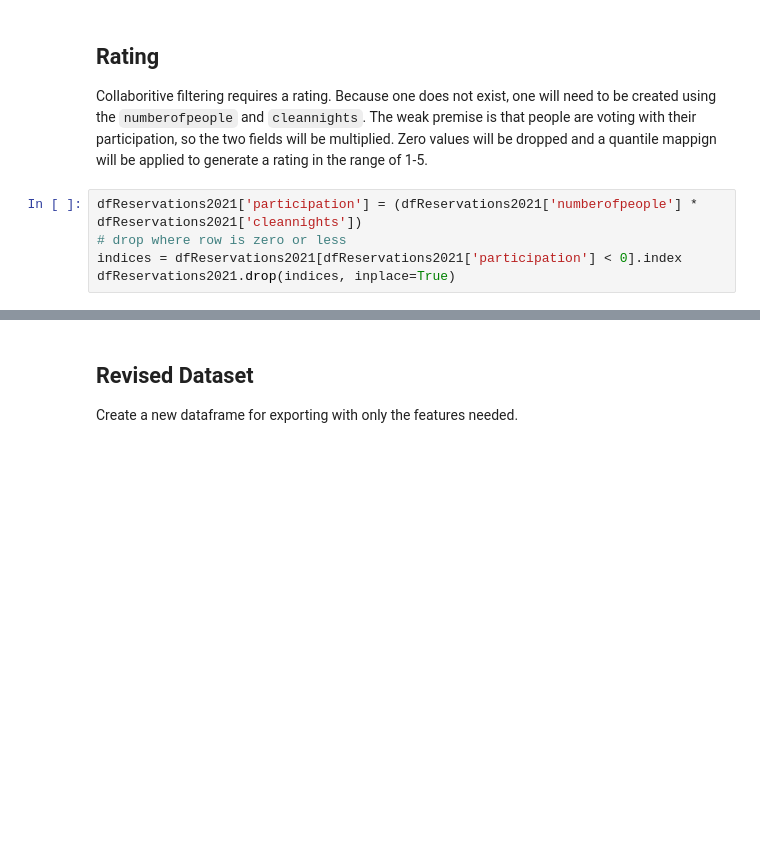
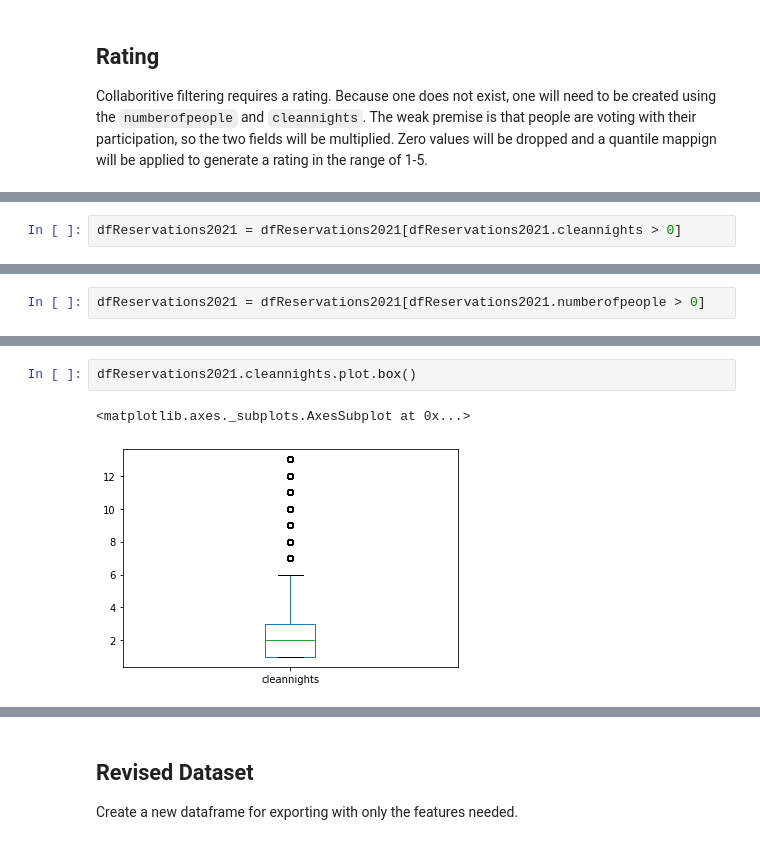
Before and after one commit to burgwyn/DATA602, a Jupyter notebook: Reservations.ipynb, the cells around one changed output, grey strips where cells are left out. Saved outputs shown, nothing was run; the diff lists cells and outputs as text; blank space fills up the shorter version.

```diff
--- a/Reservations.ipynb
+++ b/Reservations.ipynb
@@ -398,8 +398,3 @@ See the caveats in the documentation: https://pandas.pydata.org/pandas-docs/stab
 ## Rating
 
 Collaboritive filtering requires a rating.  Because one does not exist, one will need to be created using the `numberofpeople` and `cleannights`.  The weak premise is that people are voting with their participation, so the two fields will be multiplied.  Zero values will be dropped and a quantile mappign will be applied to generate a rating in the range of 1-5.
-# %%
-dfReservations2021['participation'] = (dfReservations2021['numberofpeople'] * dfReservations2021['cleannights'])
-# drop where row is zero or less
-indices = dfReservations2021[dfReservations2021['participation'] < 0].index
-dfReservations2021.drop(indices, inplace=True)
@@ -415,0 +413,2 @@ See the caveats in the documentation: https://pandas.pydata.org/pandas-docs/stab
+# %%
+dfReservations2021 = dfReservations2021[dfReservations2021.cleannights > 0]
@@ -415,0 +427,2 @@ See the caveats in the documentation: https://pandas.pydata.org/pandas-docs/stab
+# %%
+dfReservations2021 = dfReservations2021[dfReservations2021.numberofpeople > 0]
@@ -415,0 +434,5 @@ See the caveats in the documentation: https://pandas.pydata.org/pandas-docs/stab
+# %%
+dfReservations2021.cleannights.plot.box()
+# %% [output]
+<matplotlib.axes._subplots.AxesSubplot at 0x...>
+[figure, added]
```
Also changed, not shown: parts of 26 cells of this notebook.
